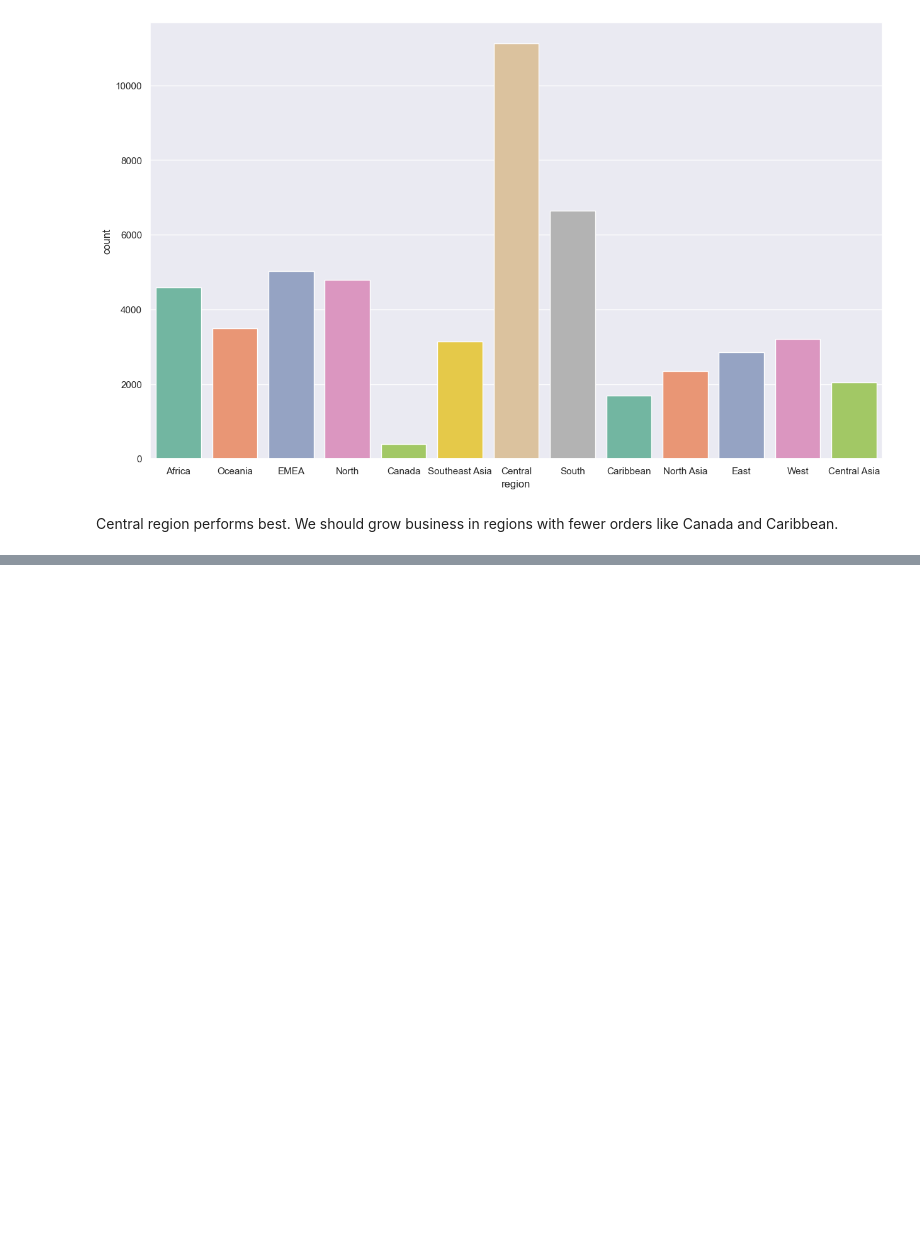
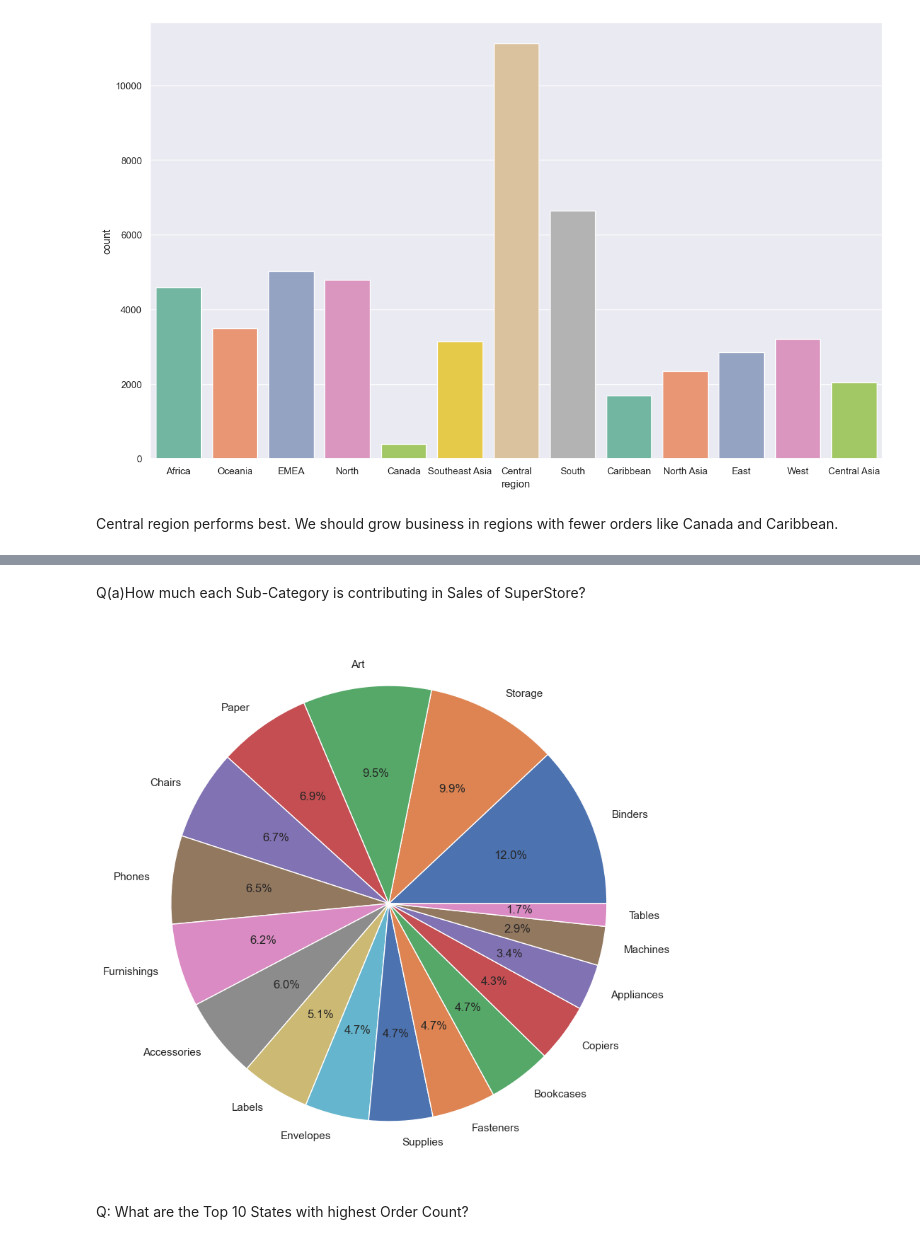
Before and after one commit to sachinratewal01/Sales-Performance-Customer-Insights-Analysis, a Jupyter notebook: python.ipynb, the cells around one changed output, grey strips where cells are left out. Saved outputs shown, nothing was run; the diff lists cells and outputs as text; code cells hidden in the pictures; blank space fills up the shorter version.

```diff
--- a/python.ipynb
+++ b/python.ipynb
@@ -232,0 +293,10 @@ We should grow business in regions with fewer orders like Canada and Caribbean.
+# %% [markdown]
+Q(a)How much each Sub-Category is contributing in Sales of SuperStore?
+# %%
+plt.figure(figsize=(15,10))
+plt.pie(df['sub_category'].value_counts(),labels=df["sub_category"].value_counts().keys(),autopct="%0.1f%%")
+plt.show()
+# %% [output]
+[figure, added]
+# %% [markdown]
+Q: What are the Top 10 States with highest Order Count?
```
Also changed, not shown: parts of 17 cells of this notebook.
